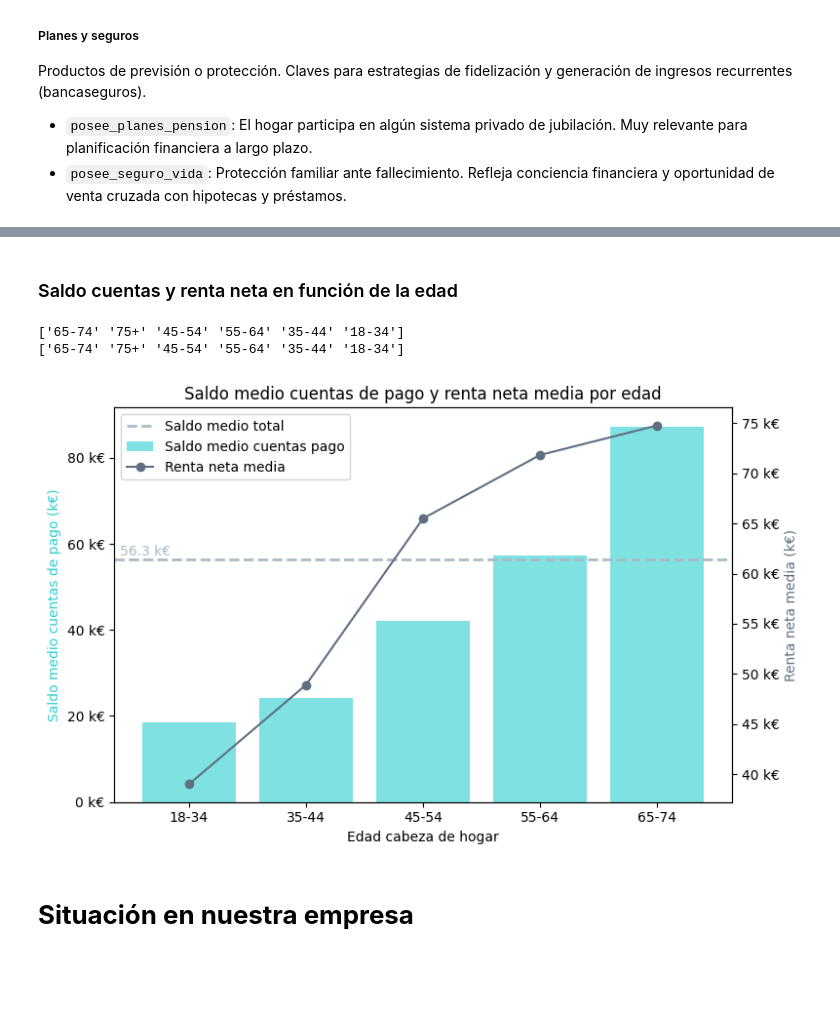
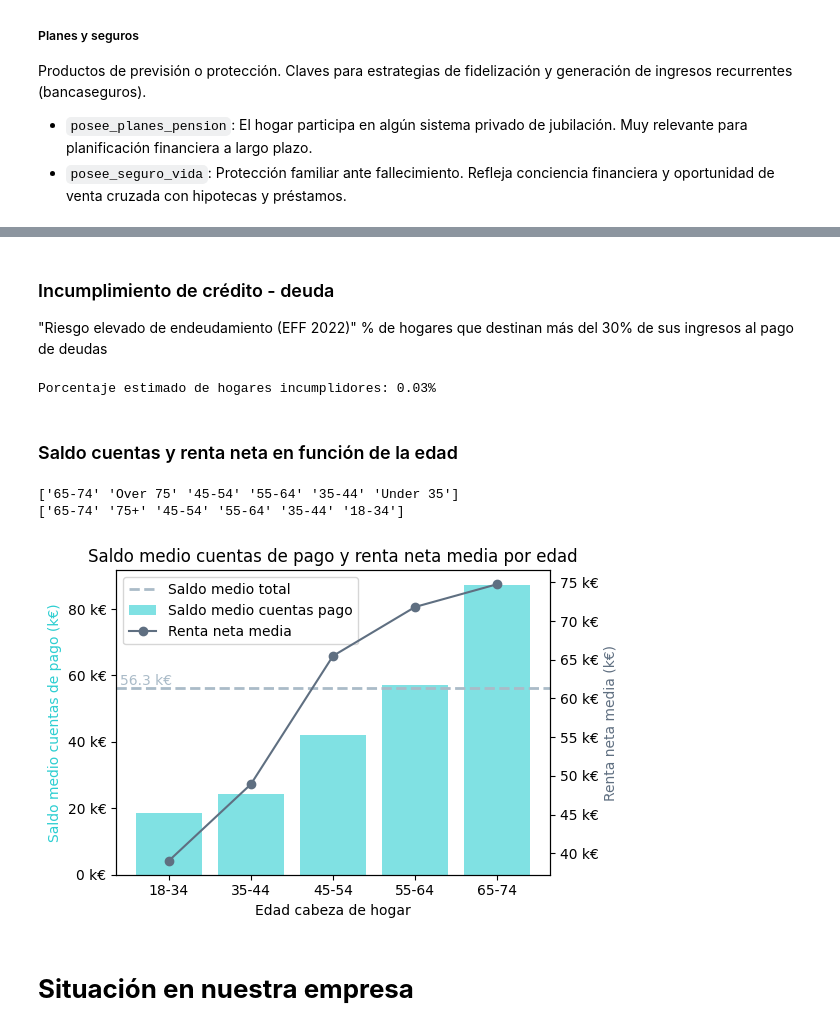
Before and after one commit to Lambda-14/Sim-Empresa, a Jupyter notebook: Equip_9/Scripts/250602_EFF_2022.ipynb, the cells around one changed output, grey strips where cells are left out. Drawn from its saved outputs; the diff is of its cells as text; code cells hidden in the pictures; blank space fills up the shorter version.

```diff
--- a/Equip_9/Scripts/250602_EFF_2022.ipynb
+++ b/Equip_9/Scripts/250602_EFF_2022.ipynb
@@ -395,3 +398,25 @@ df_eff['n_adultos_trabajando'] = df_eff['n_adultos_trabajando'].map(mapa_adultos
+# %%
+# Eliminar columna de imputación (no necesaria tras el procesamiento)
+df_eff.drop(columns=['imputation'], inplace=True, errors='ignore')
+
+# Separar columnas numéricas y categóricas
+columnas_numericas = df_eff.select_dtypes(include=['int64', 'float64']).columns.tolist()
+columnas_categoricas = df_eff.select_dtypes(include=['object']).columns.tolist()
+
+# Asegurarse de incluir 'id_hogar' en ambos conjuntos si está presente
+if 'id_hogar' not in columnas_numericas:
+    columnas_numericas.insert(0, 'id_hogar')
+if 'id_hogar' in columnas_categoricas:
+    columnas_categoricas.remove('id_hogar')
+
+# Promediar las columnas numéricas
+df_num = df_eff[columnas_numericas].groupby('id_hogar').mean()
+
+# Calcular la moda de las columnas categóricas por hogar
+df_cat = df_eff[['id_hogar'] + columnas_categoricas].groupby('id_hogar').agg(lambda x: x.mode().iloc[0] if not x.mode().empty else None)
+
+# Combinar ambas partes
+df_eff = pd.concat([df_num, df_cat], axis=1).reset_index()
 # %% [markdown]
 ### DF Reducido
 # %%
@@ -682,6 +759,16 @@ min      0.000000e+00
 75%      5.000000e+04
 max      4.300000e+06
 Name: saldo_cuentas_pago, dtype: float64
+# %% [markdown]
+### Incumplimiento de crédito - deuda
+"Riesgo elevado de endeudamiento (EFF 2022)"
+% de hogares que destinan más del 30% de sus ingresos al pago de deudas
+# %%
+df_eff['ratio_pago_deuda'] = df_eff['pagos_anuales_deuda'] / df_eff['renta_total_hogar']
+incumplidores = ((df_eff['ratio_pago_deuda'] > 0.3).mean() * 100).round(2)
+print(f"Porcentaje estimado de hogares incumplidores: {incumplidores:.2f}%")
+# %% [output]
+Porcentaje estimado de hogares incumplidores: 0.03%
 # %% [markdown]
 ### Saldo cuentas y renta neta en función de la edad
 # %%
@@ -702,11 +789,9 @@ df_eff['edad_cabeza_hogar'] = df_eff['edad_cabeza_hogar'].replace(mapa_edades)
 # Ahora puedes comprobar el resultado:
 print(df_eff['edad_cabeza_hogar'].unique())
 # %% [output]
+['65-74' 'Over 75' '45-54' '55-64' '35-44' 'Under 35']
 ['65-74' '75+' '45-54' '55-64' '35-44' '18-34']
-['65-74' '75+' '45-54' '55-64' '35-44' '18-34']
 # %%
-import matplotlib.ticker as mticker
-
 # Agrupa y calcula medias
 df_grouped = df_eff.groupby('edad_cabeza_hogar').agg({
     'saldo_cuentas_pago': 'mean',
@@ -714,7 +799,7 @@ df_grouped = df_eff.groupby('edad_cabeza_hogar').agg({
 }).loc[['18-34', '35-44', '45-54', '55-64', '65-74']]
 
 # Gráfico de barras comparativo
-fig, ax1 = plt.subplots(figsize=(8, 5))
+fig, ax1 = plt.subplots(figsize=(6, 4))
 
 color1 = "#2CCED1"
 color2 = "#5F6F81"
@@ -724,34 +809,34 @@ color_media = "#AABBC8"
 ax1.bar(df_grouped.index, df_grouped['saldo_cuentas_pago'], color=color1, alpha=0.6, label='Saldo medio cuentas pago')
 ax2 = ax1.twinx()
 ax2.plot(df_grouped.index, df_grouped['renta_total_hogar'], color=color2, marker='o', label='Renta neta media')
 
 # Línea horizontal del saldo medio total
 ax1.axhline(saldo_medio_cuentas_pago, color=color_media, linestyle='--', linewidth=2, label='Saldo medio total')
 ax1.text(0.01, saldo_medio_cuentas_pago + 2000,
     f"{round(saldo_medio_cuentas_pago/1000,1)} k€",
     color=color_media, va='center', ha='left', fontsize=10, transform=ax1.get_yaxis_transform())
 
 # Formatear los ejes en k€
 ax1.yaxis.set_major_formatter(mticker.FuncFormatter(lambda x, _: f"{x/1000:.0f} k€"))
 ax2.yaxis.set_major_formatter(mticker.FuncFormatter(lambda x, _: f"{x/1000:.0f} k€"))
 
 ax1.set_ylabel('Saldo medio cuentas de pago (k€)', color=color1)
 ax2.set_ylabel('Renta neta media (k€)', color=color2)
 ax1.set_xlabel('Edad cabeza de hogar')
 ax1.set_title('Saldo medio cuentas de pago y renta neta media por edad')
 
 # Leyenda combinada
 lines, labels = [], []
 for ax in [ax1, ax2]:
     for line in ax.get_lines() + ax.containers:
         lines.append(line)
         labels.append(line.get_label())
 ax1.legend(lines, labels, loc='upper left')
 
 plt.tight_layout()
 plt.show()
 # %% [output]
-[figure, old version]
+[figure, new version]
 # %% [markdown]
 # **Situación en nuestra empresa**
 # %%
```
Also changed, not shown: parts of 8 cells of this notebook.
